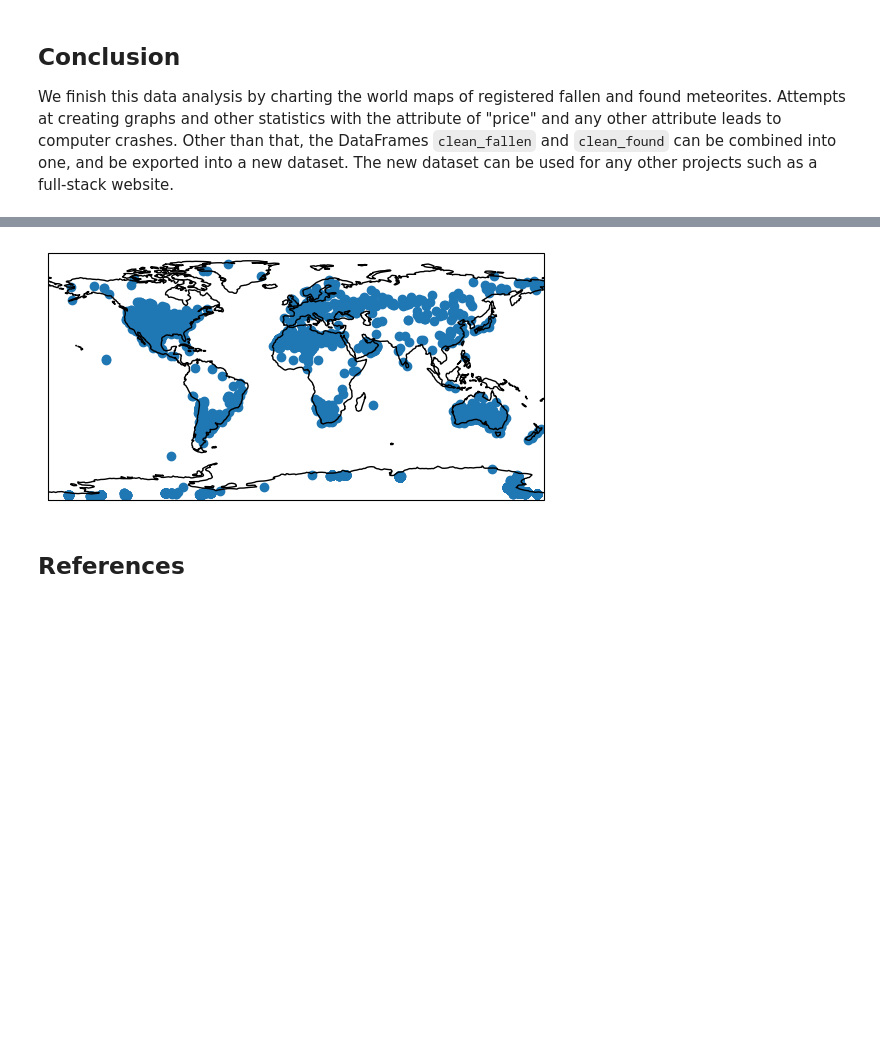
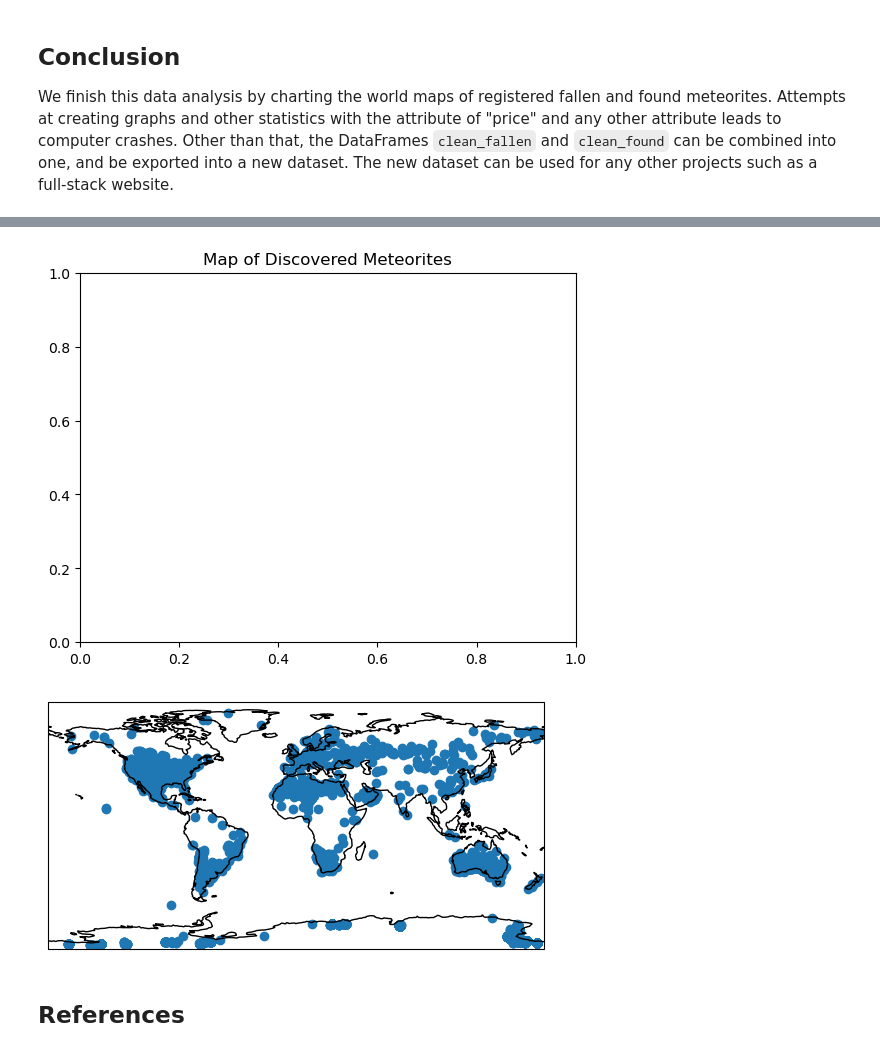
Before and after one commit to TheOceanMan7/meteorite-data, a Jupyter notebook: Meteorite_Landings.ipynb, the cells around one changed output, grey strips where cells are left out. Drawn from its saved outputs; the diff is of its cells as text; code cells hidden in the pictures; blank space fills up the shorter version.

```diff
--- a/Meteorite_Landings.ipynb
+++ b/Meteorite_Landings.ipynb
@@ -537,14 +539,17 @@ plt.show()
 # %%
 lon = clean_found['reclong']
 lat = clean_found['reclat']
 fig = plt.figure()
+plt.title("Map of Discovered Meteorites")
+plt.axis('off')
 ax = fig.add_subplot(1, 1, 1,
                      projection=ccrs.PlateCarree())
 ax.scatter(lon, lat)
 ax.coastlines()
 plt.show()
 # %% [output]
-[figure, old version]
+[figure, new version]
+[figure, added]
 # %% [markdown]
 ## References
 # %% [markdown]
```
Also changed, not shown: parts of 1 cell of this notebook, 1 other file.
